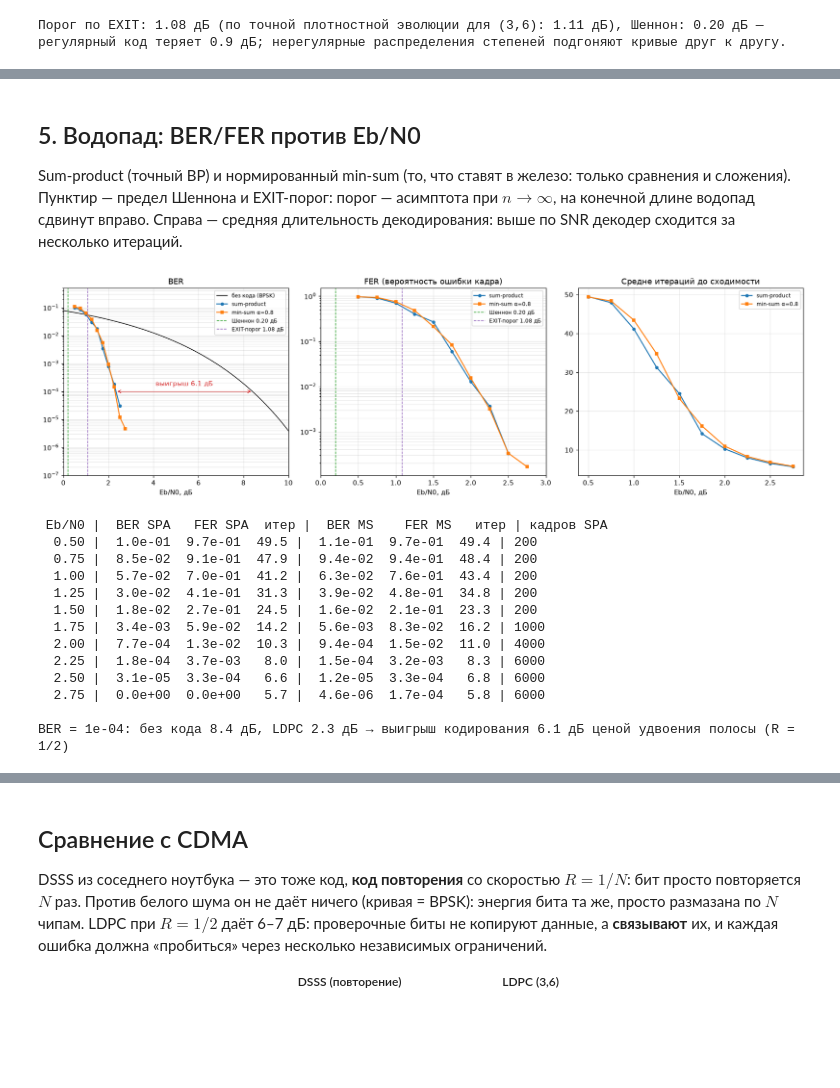
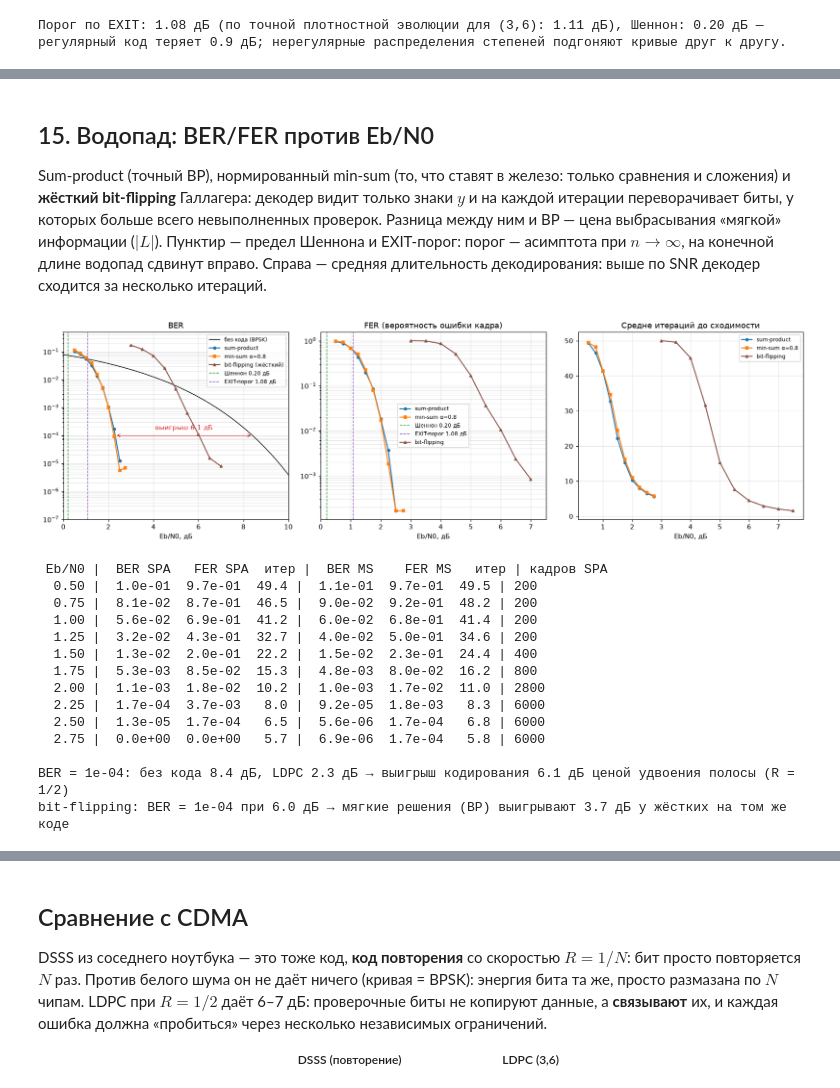
Before and after one commit to arsatyants/dsp-notebooks, a Jupyter notebook: notebooks/ldpc_sim.ipynb, the cells around one changed output, grey strips where cells are left out. Drawn from its saved outputs; the diff is of its cells as text; code cells hidden in the pictures; blank space fills up the shorter version.

```diff
--- a/notebooks/ldpc_sim.ipynb
+++ b/notebooks/ldpc_sim.ipynb
@@ -308,0 +614,14 @@ print(f"После декодера: BER = {np.mean(Ch[:, code.info] != U):.2e},
+# %%
+F7 = 200
+U = rng.integers(0, 2, (F7, code.k)); C = code.encode(U); X = 1 - 2.0 * C
+_, L7, _ = channel(C, EBN0_DB, code.R, rng)
+fig, ax = plt.subplots(1, 2, figsize=(12, 4.3))
+for ext, col, name in [(True, "C0", "экстринсик (правильно)"), (False, "C3", "эхо: L_v→c = L_апост")]:
+    tr = []
+    Ch, nit = code.decode(L7, 30, "spa", cb=lambda it, Lv, Lcv: tr.append(((Lv * X < 0).sum(1).mean(), np.median(np.abs(Lv)))), extrinsic=ext)
+    tr = np.array(tr)
+    ax[0].semilogy(tr[:, 0] + 0.1, col, label=name); ax[1].semilogy(tr[:, 1], col, label=name)
+    print(f"{name:26s}: BER = {np.mean(Ch[:, code.info] != U):.2e}, FER = {1 - code.syndrome_ok(Ch).mean():.2f}")
+ax[0].set_title("Среднее число ошибок в кадре (+0.1 для лог-шкалы)"); ax[1].set_title("Медиана |L| — «уверенность» декодера")
+for a in ax: a.set_xlabel("итерация"); a.legend()
+plt.tight_layout(); plt.show()
@@ -335,0 +931,15 @@ print(f"Порог по EXIT: {TH:.2f} дБ (по точной плотност
+# %%
+F14 = 400
+U = rng.integers(0, 2, (F14, code.k)); C = code.encode(U); X = 1 - 2.0 * C
+_, L14, _ = channel(C, EBN0_DB, code.R, rng)
+fig, ax = plt.subplots(1, 2, figsize=(13, 4.3))
+for sch_, col in [("flood", "C0"), ("layered", "C1")]:
+    tr = []
+    Ch, nit = code.decode(L14, MAX_ITER, "spa", schedule=sch_, cb=lambda it, Lv, Lcv: tr.append((Lv * X < 0).sum(1).mean()))
+    ok = code.syndrome_ok(Ch)
+    ax[0].hist(nit[ok], np.arange(0, MAX_ITER + 2) - 0.5, alpha=0.55, color=col, label=f"{sch_}: среднее {nit[ok].mean():.1f}")
+    ax[1].semilogy(np.array(tr) + 0.01, col, label=f"{sch_}: FER = {1 - ok.mean():.3f}")
+    print(f"{sch_:8s}: FER = {1 - ok.mean():.3f}, BER = {np.mean(Ch[:, code.info] != U):.1e}, итераций у сошедшихся: среднее {nit[ok].mean():.1f}, медиана {np.median(nit[ok]):.0f}")
+ax[0].set_xlabel("итераций до нулевого синдрома"); ax[0].set_title(f"Распределение числа итераций, Eb/N0 = {EBN0_DB} дБ"); ax[0].legend()
+ax[1].set_xlabel("итерация"); ax[1].set_title("Среднее число ошибок в кадре (+0.01)"); ax[1].legend()
+plt.tight_layout(); plt.show()
@@ -336,6 +950,6 @@ print(f"Порог по EXIT: {TH:.2f} дБ (по точной плотност
 # %% [markdown]
-## 5. Водопад: BER/FER против Eb/N0
-Sum-product (точный BP) и нормированный min-sum (то, что ставят в железо: только сравнения и сложения). Пунктир — предел Шеннона и EXIT-порог: порог — асимптота при $n\to\infty$, на конечной длине водопад сдвинут вправо. Справа — средняя длительность декодирования: выше по SNR декодер сходится за несколько итераций.
+## 15. Водопад: BER/FER против Eb/N0
+Sum-product (точный BP), нормированный min-sum (то, что ставят в железо: только сравнения и сложения) и **жёсткий bit-flipping** Галлагера: декодер видит только знаки $y$ и на каждой итерации переворачивает биты, у которых больше всего невыполненных проверок. Разница между ним и BP — цена выбрасывания «мягкой» информации ($|L|$). Пунктир — предел Шеннона и EXIT-порог: порог — асимптота при $n\to\infty$, на конечной длине водопад сдвинут вправо. Справа — средняя длительность декодирования: выше по SNR декодер сходится за несколько итераций.
 # %%
 def simulate(ebn0_list, algo, min_fe=50, max_frames=6000, batch=200):
     res = []
@@ -344,7 +958,7 @@ def simulate(ebn0_list, algo, min_fe=50, max_frames=6000, batch=200):
         while fe < min_fe and nf < max_frames:
             U = rng.integers(0, 2, (batch, code.k))
             _, L, _ = channel(code.encode(U), e, code.R, rng)
-            Ch, nit = code.decode(L, MAX_ITER, algo, ALPHA_MS)
+            Ch, nit = code.bitflip(L, MAX_ITER) if algo == "bf" else code.decode(L, MAX_ITER, algo, ALPHA_MS)
             err = Ch[:, code.info] != U
             be += err.sum(); fe += err.any(1).sum(); nf += batch; its += nit.sum()
         res.append((be / (nf * code.k), fe / nf, its / nf, nf))
@@ -352,51 +966,62 @@ def simulate(ebn0_list, algo, min_fe=50, max_frames=6000, batch=200):
 
 ebn0 = np.arange(0.5, 2.76, 0.25)
 res = {"sum-product": simulate(ebn0, "spa"), f"min-sum α={ALPHA_MS}": simulate(ebn0, "ms")}
+ebn0_bf = np.arange(3.0, 7.6, 0.5)
+res_bf = simulate(ebn0_bf, "bf")
 
 r = res["sum-product"]
 target = 1e-4                                      # ниже статистики мало (0 ошибок на 6000 кадров ≠ BER 0)
 i = np.argmax((r[:, 0] < target) & (r[:, 0] > 0))  # первая ненулевая точка ниже цели, интерполяция по log BER
 e_code = np.interp(np.log10(target), np.log10(r[[i, i - 1], 0]), ebn0[[i, i - 1]])
 e_unc = brentq(lambda e: 0.5 * erfc(np.sqrt(10 ** (e / 10))) - target, 0, 15)
 
 eb = np.linspace(0, 10, 200)
 fig, ax = plt.subplots(1, 3, figsize=(16, 4.8))
 ax[0].semilogy(eb, 0.5 * erfc(np.sqrt(10 ** (eb / 10))), "k-", lw=1, label="без кода (BPSK)")
 for (name, rr), mk in zip(res.items(), "os"):
     ok = rr[:, 0] > 0
     ax[0].semilogy(ebn0[ok], rr[ok, 0], mk + "-", ms=4, label=name)
     ax[1].semilogy(ebn0[rr[:, 1] > 0], rr[rr[:, 1] > 0, 1], mk + "-", ms=4, label=name)
     ax[2].plot(ebn0, rr[:, 2], mk + "-", ms=4, label=name)
+okb = res_bf[:, 0] > 0
+ax[0].semilogy(ebn0_bf[okb], res_bf[okb, 0], "^-", ms=4, color="C5", label="bit-flipping (жёсткий)")
 for a in ax[:2]:
     a.axvline(SH, color="C2", ls="--", lw=1, label=f"Шеннон {SH:.2f} дБ")
     a.axvline(TH, color="C4", ls="--", lw=1, label=f"EXIT-порог {TH:.2f} дБ")
 ax[0].annotate("", xy=(e_code, target), xytext=(e_unc, target), arrowprops=dict(arrowstyle="<->", color="C3"))
 ax[0].text((e_code + e_unc) / 2, target * 1.6, f"выигрыш {e_unc - e_code:.1f} дБ", color="C3", ha="center")
 ax[0].set_xlim(0, 10); ax[0].set_ylim(1e-7, 0.5)
-ax[1].set_xlim(0, 3)
+ax[1].semilogy(ebn0_bf[res_bf[:, 1] > 0], res_bf[res_bf[:, 1] > 0, 1], "^-", ms=4, color="C5", label="bit-flipping")
+ax[2].plot(ebn0_bf, res_bf[:, 2], "^-", ms=4, color="C5", label="bit-flipping")
+ax[1].set_xlim(0, 7.5)
 ax[0].set_title("BER"); ax[1].set_title("FER (вероятность ошибки кадра)"); ax[2].set_title("Средне итераций до сходимости")
 for a in ax: a.set_xlabel("Eb/N0, дБ"); a.legend(fontsize=8); a.grid(which="both", alpha=0.3)
 plt.tight_layout(); plt.show()
 
 print(" Eb/N0 |  BER SPA   FER SPA  итер |  BER MS    FER MS   итер | кадров SPA")
 for i, e in enumerate(ebn0):
     s, q = list(res.values())[0][i], list(res.values())[1][i]
     print(f" {e:5.2f} | {s[0]:8.1e} {s[1]:8.1e} {s[2]:5.1f} | {q[0]:8.1e} {q[1]:8.1e} {q[2]:5.1f} | {int(s[3])}")
 
 print(f"\nBER = {target:.0e}: без кода {e_unc:.1f} дБ, LDPC {e_code:.1f} дБ → выигрыш кодирования {e_unc - e_code:.1f} дБ "
       f"ценой удвоения полосы (R = 1/2)")
+
+i = np.argmax((res_bf[:, 0] < target) & (res_bf[:, 0] > 0))
+e_bf = np.interp(np.log10(target), np.log10(res_bf[[i, i - 1], 0]), ebn0_bf[[i, i - 1]]) if i > 0 else np.nan
+print(f"bit-flipping: BER = {target:.0e} при {e_bf:.1f} дБ → мягкие решения (BP) выигрывают {e_bf - e_code:.1f} дБ у жёстких на том же коде")
 # %% [output]
-[figure, old version]
+[figure, new version]
  Eb/N0 |  BER SPA   FER SPA  итер |  BER MS    FER MS   итер | кадров SPA
-  0.50 |  1.0e-01  9.7e-01  49.5 |  1.1e-01  9.7e-01  49.4 | 200
-  0.75 |  8.5e-02  9.1e-01  47.9 |  9.4e-02  9.4e-01  48.4 | 200
-  1.00 |  5.7e-02  7.0e-01  41.2 |  6.3e-02  7.6e-01  43.4 | 200
-  1.25 |  3.0e-02  4.1e-01  31.3 |  3.9e-02  4.8e-01  34.8 | 200
-  1.50 |  1.8e-02  2.7e-01  24.5 |  1.6e-02  2.1e-01  23.3 | 200
-  1.75 |  3.4e-03  5.9e-02  14.2 |  5.6e-03  8.3e-02  16.2 | 1000
-  2.00 |  7.7e-04  1.3e-02  10.3 |  9.4e-04  1.5e-02  11.0 | 4000
-  2.25 |  1.8e-04  3.7e-03   8.0 |  1.5e-04  3.2e-03   8.3 | 6000
-  2.50 |  3.1e-05  3.3e-04   6.6 |  1.2e-05  3.3e-04   6.8 | 6000
-  2.75 |  0.0e+00  0.0e+00   5.7 |  4.6e-06  1.7e-04   5.8 | 6000
+  0.50 |  1.0e-01  9.7e-01  49.4 |  1.1e-01  9.7e-01  49.5 | 200
+  0.75 |  8.1e-02  8.7e-01  46.5 |  9.0e-02  9.2e-01  48.2 | 200
+  1.00 |  5.6e-02  6.9e-01  41.2 |  6.0e-02  6.8e-01  41.4 | 200
+  1.25 |  3.2e-02  4.3e-01  32.7 |  4.0e-02  5.0e-01  34.6 | 200
+  1.50 |  1.3e-02  2.0e-01  22.2 |  1.5e-02  2.3e-01  24.4 | 400
+  1.75 |  5.3e-03  8.5e-02  15.3 |  4.8e-03  8.0e-02  16.2 | 800
+  2.00 |  1.1e-03  1.8e-02  10.2 |  1.0e-03  1.7e-02  11.0 | 2800
+  2.25 |  1.7e-04  3.7e-03   8.0 |  9.2e-05  1.8e-03   8.3 | 6000
+  2.50 |  1.3e-05  1.7e-04   6.5 |  5.6e-06  1.7e-04   6.8 | 6000
+  2.75 |  0.0e+00  0.0e+00   5.7 |  6.9e-06  1.7e-04   5.8 | 6000
 
 BER = 1e-04: без кода 8.4 дБ, LDPC 2.3 дБ → выигрыш кодирования 6.1 дБ ценой удвоения полосы (R = 1/2)
+bit-flipping: BER = 1e-04 при 6.0 дБ → мягкие решения (BP) выигрывают 3.7 дБ у жёстких на том же коде
```
Also changed, not shown: parts of 48 cells of this notebook, 2 other files.
